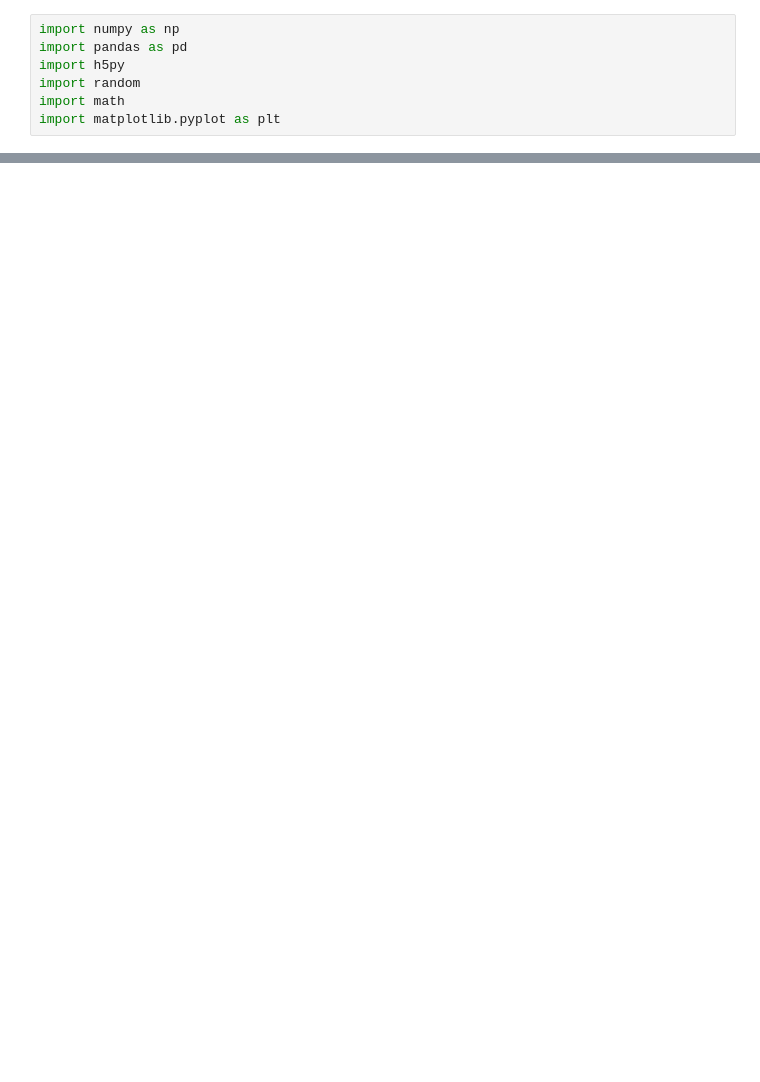
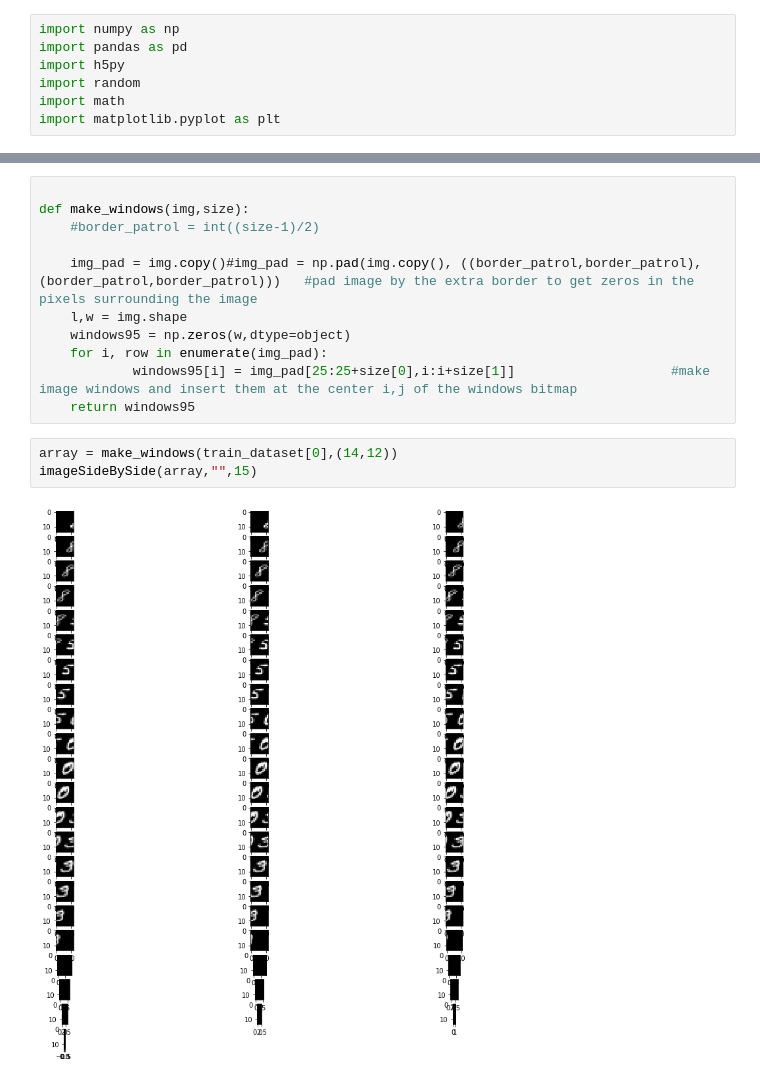
Before and after one commit to iwantadventureinthegreatwidesomewhere/Multi-Label-Classification-of-Image-Data, a Jupyter notebook: Task1.ipynb, the cells around one changed output, grey strips where cells are left out. Saved outputs shown, nothing was run; the diff lists cells and outputs as text; blank space fills up the shorter version.

```diff
--- a/Task1.ipynb
+++ b/Task1.ipynb
@@ -62,0 +121,16 @@ displayGreyImage(np.squeeze(np.array(f["train_dataset"]))[3],np.squeeze(f["train
+# %%
+
+def make_windows(img,size):
+    #border_patrol = int((size-1)/2)
+
+    img_pad = img.copy()#img_pad = np.pad(img.copy(), ((border_patrol,border_patrol),(border_patrol,border_patrol)))   #pad image by the extra border to get zeros in the pixels surrounding the image
+    l,w = img.shape
+    windows95 = np.zeros(w,dtype=object)
+    for i, row in enumerate(img_pad):
+            windows95[i] = img_pad[25:25+size[0],i:i+size[1]]                    #make image windows and insert them at the center i,j of the windows bitmap
+    return windows95
+# %%
+array = make_windows(train_dataset[0],(14,12))
+imageSideBySide(array,"",15)
+# %% [output]
+[figure, added]
```
Also changed, not shown: parts of 9 cells of this notebook.
